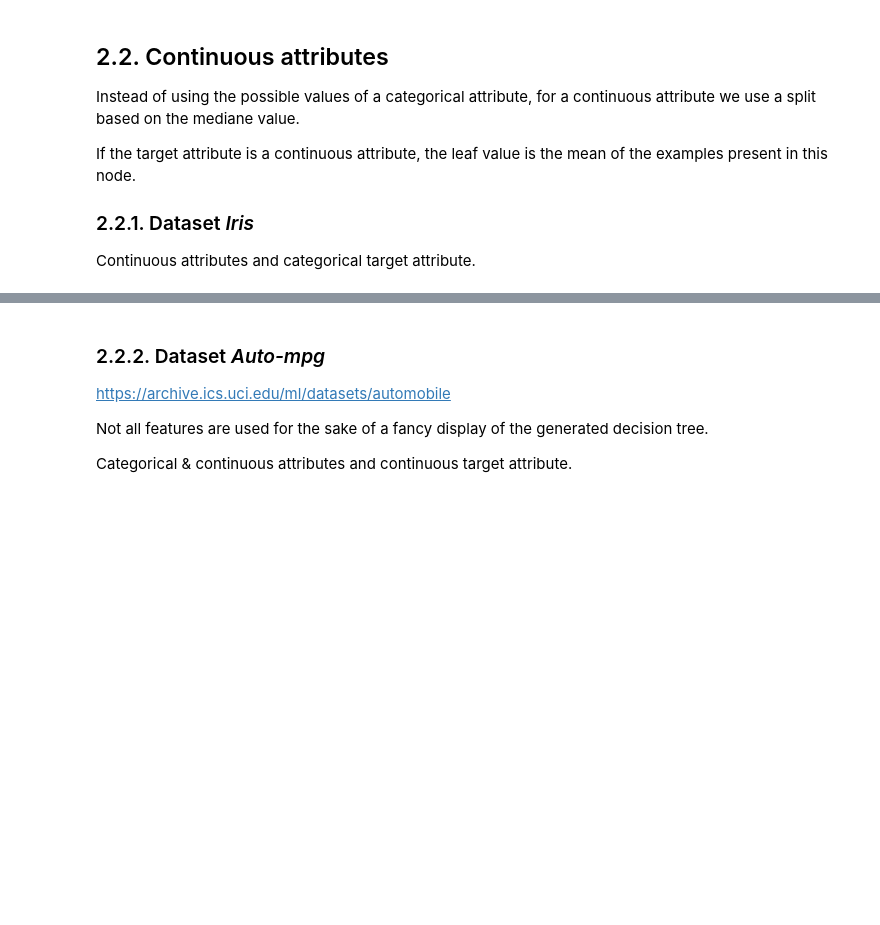
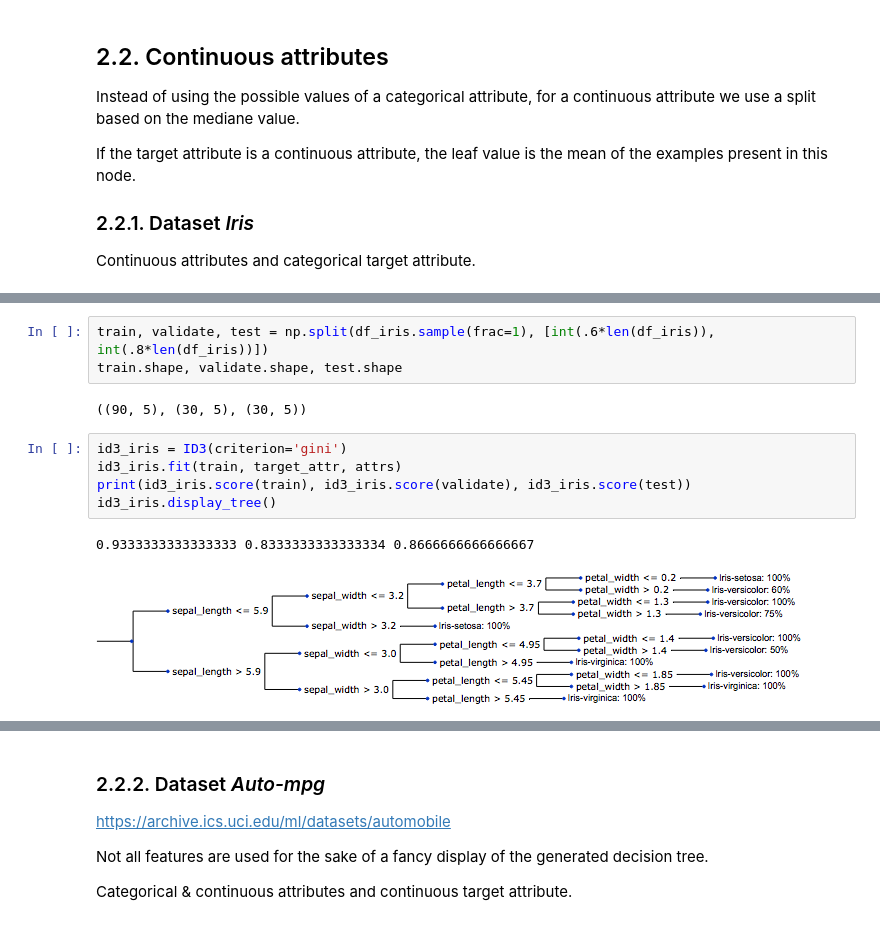
Before and after one commit to Mougatine/MougLearn, a Jupyter notebook: mouglearn/decision_tree.ipynb, the cells around one changed output, grey strips where cells are left out. Cells and saved outputs as stored; diff of their text form; blank space fills up the shorter version.

```diff
--- a/mouglearn/decision_tree.ipynb
+++ b/mouglearn/decision_tree.ipynb
@@ -164,0 +136,13 @@ id3_iris.display_tree()
+# %%
+train, validate, test = np.split(df_iris.sample(frac=1), [int(.6*len(df_iris)), int(.8*len(df_iris))])
+train.shape, validate.shape, test.shape
+# %% [output]
+((90, 5), (30, 5), (30, 5))
+# %%
+id3_iris = ID3(criterion='gini')
+id3_iris.fit(train, target_attr, attrs)
+print(id3_iris.score(train), id3_iris.score(validate), id3_iris.score(test))
+id3_iris.display_tree()
+# %% [output]
+0.9333333333333333 0.8333333333333334 0.8666666666666667
+[figure, added]
```
Also changed, not shown: parts of 19 cells of this notebook, 1 other file.
